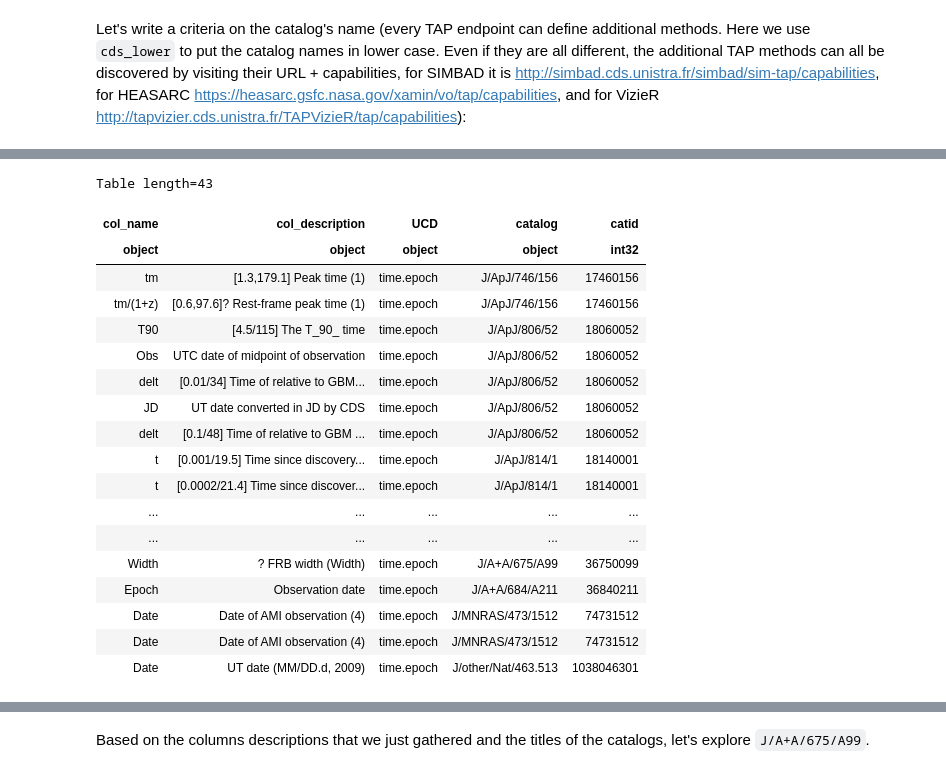
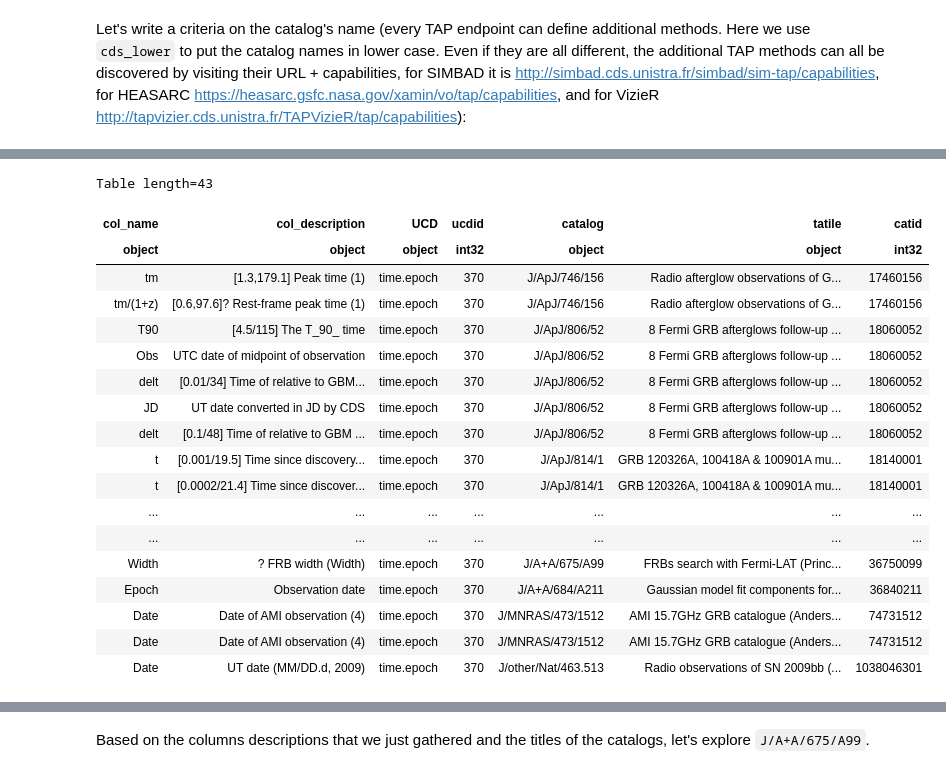
Before and after one commit to cds-astro/tutorials, a Jupyter notebook: Past_Conferences_and_Schools/2024_IAU/space_and_time_queries.ipynb, the cells around one changed output, grey strips where cells are left out. Drawn from its saved outputs; the diff is of its cells as text; code cells hidden in the pictures.

```diff
--- a/Past_Conferences_and_Schools/2024_IAU/space_and_time_queries.ipynb
+++ b/Past_Conferences_and_Schools/2024_IAU/space_and_time_queries.ipynb
@@ -380,9 +400,9 @@ For this, we will use one extra-powerful tool: the Virtual Observatory registry.
 # %%
 # we first define text, servicetype and wavebands constraints
 text_constraint = pyvo.registry.Freetext("Gamma", "Ray", "Burst")
-service_type_constrains = pyvo.registry.Servicetype("tap").include_auxiliary_services()
+service_type_constraints = pyvo.registry.Servicetype("tap").include_auxiliary_services()
 waveband_constraint = pyvo.registry.Waveband("radio")
 
-tap_services_GRBs_radio = pyvo.registry.search(text_constraint, service_type_constrains, waveband_constraint)
+tap_services_GRBs_radio = pyvo.registry.search(text_constraint, service_type_constraints, waveband_constraint, ucd_constraint)
 tap_services_GRBs_radio
 # %% [output]
@@ -544,10 +477,9 @@ We already had defined the constraints `waveband_constraint`, `text_constraint`,
 ucd_constraint = pyvo.registry.UCD("time.epoch")
 
 grbs_with_time_tap_services = pyvo.registry.search(ucd_constraint,
-                                              text_constraint,
-                                              service_type_constrains,
-                                              waveband_constraint
-                                             )
+                                                   text_constraint,
+                                                   service_type_constraints,
+                                                   waveband_constraint)
 grbs_with_time_tap_services
 # %% [output]
 <DALResultsTable length=16>
@@ -716,34 +653,36 @@ We actually want to see information about the columns of all tables in all these
 # %%
 time_columns = tap_vizier.search(f"""
 SELECT METAcol.name AS col_name,
 METAcol.explain as col_description,
 METAucd.name as UCD,
+METAucd.ucdid,
 METAcat.name as catalog,
+METAcat.title as tatile,
 METAcat.catid
 FROM METAcat
 JOIN METAcol ON METAcat.catid = METAcol.catid
 JOIN METAucd ON METAucd.ucdid = METAcol.ucdid
 WHERE cds_lower(METAcat.name) IN {tuple(list_catalogs)}
 AND METAucd.name = 'time.epoch'
 """).to_table()
 time_columns
 # %% [output]
 Table length=43
-| col_name | col_description | UCD | catalog | catid |
-| object | object | object | object | int32 |
-| tm | [1.3,179.1] Peak time (1) | time.epoch | J/ApJ/746/156 | 17460156 |
-| tm/(1+z) | [0.6,97.6]? Rest-frame peak time (1) | time.epoch | J/ApJ/746/156 | 17460156 |
-| T90 | [4.5/115] The T_90_ time | time.epoch | J/ApJ/806/52 | 18060052 |
-| Obs | UTC date of midpoint of observation | time.epoch | J/ApJ/806/52 | 18060052 |
-| delt | [0.01/34] Time of relative to GBM... | time.epoch | J/ApJ/806/52 | 18060052 |
-| JD | UT date converted in JD by CDS | time.epoch | J/ApJ/806/52 | 18060052 |
-| delt | [0.1/48] Time of relative to GBM ... | time.epoch | J/ApJ/806/52 | 18060052 |
-| t | [0.001/19.5] Time since discovery... | time.epoch | J/ApJ/814/1 | 18140001 |
-| t | [0.0002/21.4] Time since discover... | time.epoch | J/ApJ/814/1 | 18140001 |
-| ... | ... | ... | ... | ... |
-| ... | ... | ... | ... | ... |
-| Width | ? FRB width (Width) | time.epoch | J/A+A/675/A99 | 36750099 |
-| Epoch | Observation date | time.epoch | J/A+A/684/A211 | 36840211 |
-| Date | Date of AMI observation (4) | time.epoch | J/MNRAS/473/1512 | 74731512 |
-| Date | Date of AMI observation (4) | time.epoch | J/MNRAS/473/1512 | 74731512 |
-| Date | UT date (MM/DD.d, 2009) | time.epoch | J/other/Nat/463.513 | 1038046301 |
+| col_name | col_description | UCD | ucdid | catalog | tatile | catid |
+| object | object | object | int32 | object | object | int32 |
+| tm | [1.3,179.1] Peak time (1) | time.epoch | 370 | J/ApJ/746/156 | Radio afterglow observations of G... | 17460156 |
+| tm/(1+z) | [0.6,97.6]? Rest-frame peak time (1) | time.epoch | 370 | J/ApJ/746/156 | Radio afterglow observations of G... | 17460156 |
+| T90 | [4.5/115] The T_90_ time | time.epoch | 370 | J/ApJ/806/52 | 8 Fermi GRB afterglows follow-up ... | 18060052 |
+| Obs | UTC date of midpoint of observation | time.epoch | 370 | J/ApJ/806/52 | 8 Fermi GRB afterglows follow-up ... | 18060052 |
+| delt | [0.01/34] Time of relative to GBM... | time.epoch | 370 | J/ApJ/806/52 | 8 Fermi GRB afterglows follow-up ... | 18060052 |
+| JD | UT date converted in JD by CDS | time.epoch | 370 | J/ApJ/806/52 | 8 Fermi GRB afterglows follow-up ... | 18060052 |
+| delt | [0.1/48] Time of relative to GBM ... | time.epoch | 370 | J/ApJ/806/52 | 8 Fermi GRB afterglows follow-up ... | 18060052 |
+| t | [0.001/19.5] Time since discovery... | time.epoch | 370 | J/ApJ/814/1 | GRB 120326A, 100418A & 100901A mu... | 18140001 |
+| t | [0.0002/21.4] Time since discover... | time.epoch | 370 | J/ApJ/814/1 | GRB 120326A, 100418A & 100901A mu... | 18140001 |
+| ... | ... | ... | ... | ... | ... | ... |
+| ... | ... | ... | ... | ... | ... | ... |
+| Width | ? FRB width (Width) | time.epoch | 370 | J/A+A/675/A99 | FRBs search with Fermi-LAT (Princ... | 36750099 |
+| Epoch | Observation date | time.epoch | 370 | J/A+A/684/A211 | Gaussian model fit components for... | 36840211 |
+| Date | Date of AMI observation (4) | time.epoch | 370 | J/MNRAS/473/1512 | AMI 15.7GHz GRB catalogue (Anders... | 74731512 |
+| Date | Date of AMI observation (4) | time.epoch | 370 | J/MNRAS/473/1512 | AMI 15.7GHz GRB catalogue (Anders... | 74731512 |
+| Date | UT date (MM/DD.d, 2009) | time.epoch | 370 | J/other/Nat/463.513 | Radio observations of SN 2009bb (... | 1038046301 |
```
Also changed, not shown: parts of 74 cells of this notebook.
